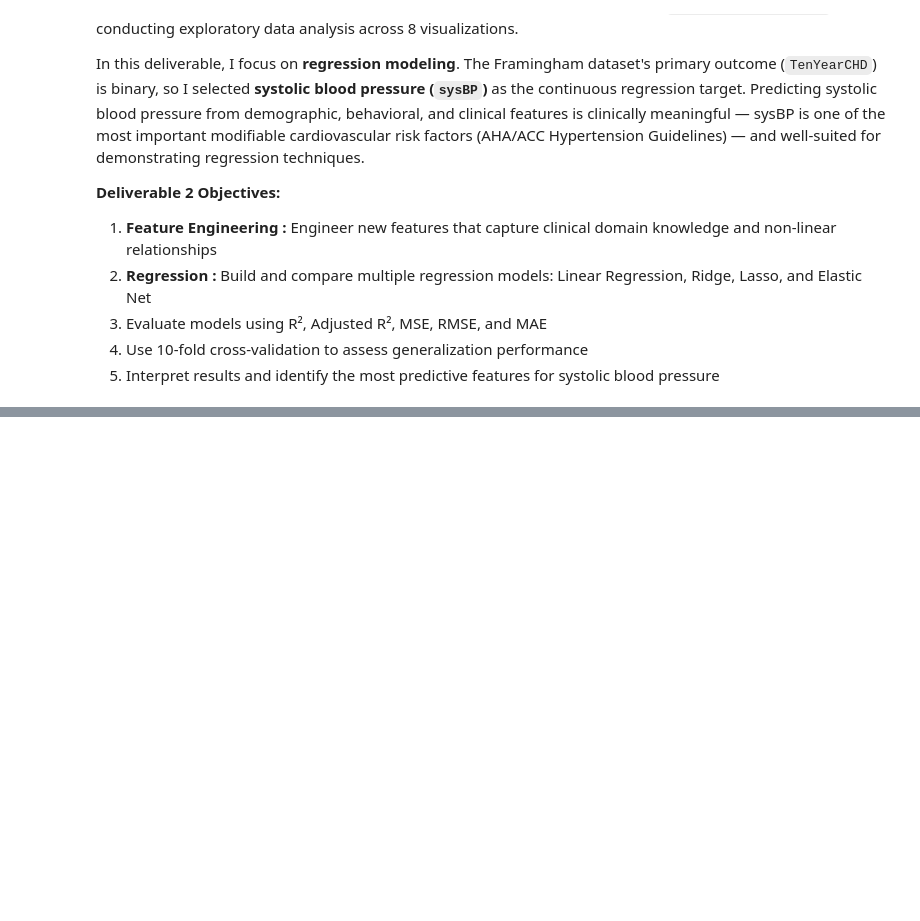
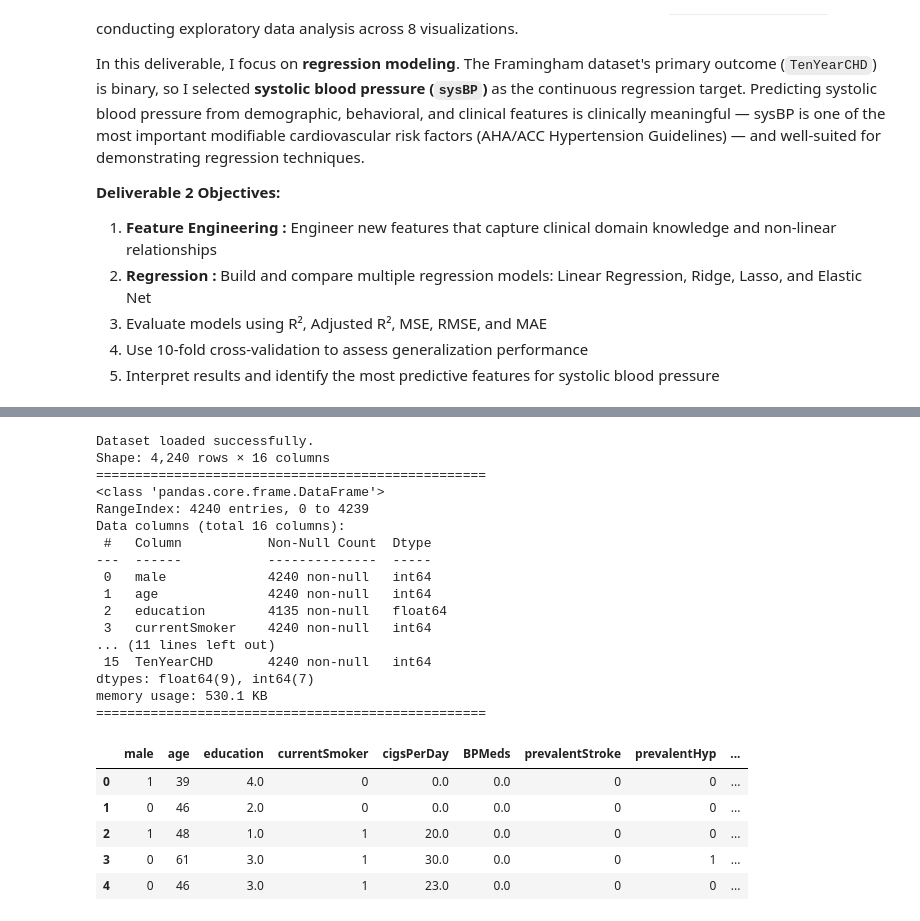
Before and after one commit to olkanth/MSCS_634_ProjectDeliverable_2, a Jupyter notebook: MSCS_634_Project_Deliverable2.ipynb, the cells around one changed output, grey strips where cells are left out. Cells and saved outputs as stored; diff of their text form; code cells hidden in the pictures; blank space fills up the shorter version.

Commit message:
Load Dataset

```diff
--- a/MSCS_634_Project_Deliverable2.ipynb
+++ b/MSCS_634_Project_Deliverable2.ipynb
@@ -23,0 +56,36 @@ In this deliverable, I focus on **regression modeling**. The Framingham dataset'
+# %%
+# -----------------------------------------------------------
+# Load dataset and inspect
+# Same dataset as Deliverable 1: 4,240 rows × 16 columns
+# -----------------------------------------------------------
+df = pd.read_csv('framingham.csv')
+print(f"Dataset loaded successfully.")
+print(f"Shape: {df.shape[0]:,} rows × {df.shape[1]} columns")
+print('=' * 50)
+df.info()
+print('=' * 50)
+df.head()
+# %% [output]
+Dataset loaded successfully.
+Shape: 4,240 rows × 16 columns
+==================================================
+<class 'pandas.core.frame.DataFrame'>
+RangeIndex: 4240 entries, 0 to 4239
+Data columns (total 16 columns):
+ #   Column           Non-Null Count  Dtype
+---  ------           --------------  -----
+ 0   male             4240 non-null   int64
+ 1   age              4240 non-null   int64
+ 2   education        4135 non-null   float64
+ 3   currentSmoker    4240 non-null   int64
+... (11 lines left out)
+ 15  TenYearCHD       4240 non-null   int64
+dtypes: float64(9), int64(7)
+memory usage: 530.1 KB
+==================================================
+|  | male | age | education | currentSmoker | cigsPerDay | BPMeds | prevalentStroke | prevalentHyp | ... |
+| 0 | 1 | 39 | 4.0 | 0 | 0.0 | 0.0 | 0 | 0 | ... |
+| 1 | 0 | 46 | 2.0 | 0 | 0.0 | 0.0 | 0 | 0 | ... |
+| 2 | 1 | 48 | 1.0 | 1 | 20.0 | 0.0 | 0 | 0 | ... |
+| 3 | 0 | 61 | 3.0 | 1 | 30.0 | 0.0 | 0 | 1 | ... |
+| 4 | 0 | 46 | 3.0 | 1 | 23.0 | 0.0 | 0 | 0 | ... |
```
Also changed, not shown: parts of 4 cells of this notebook.
